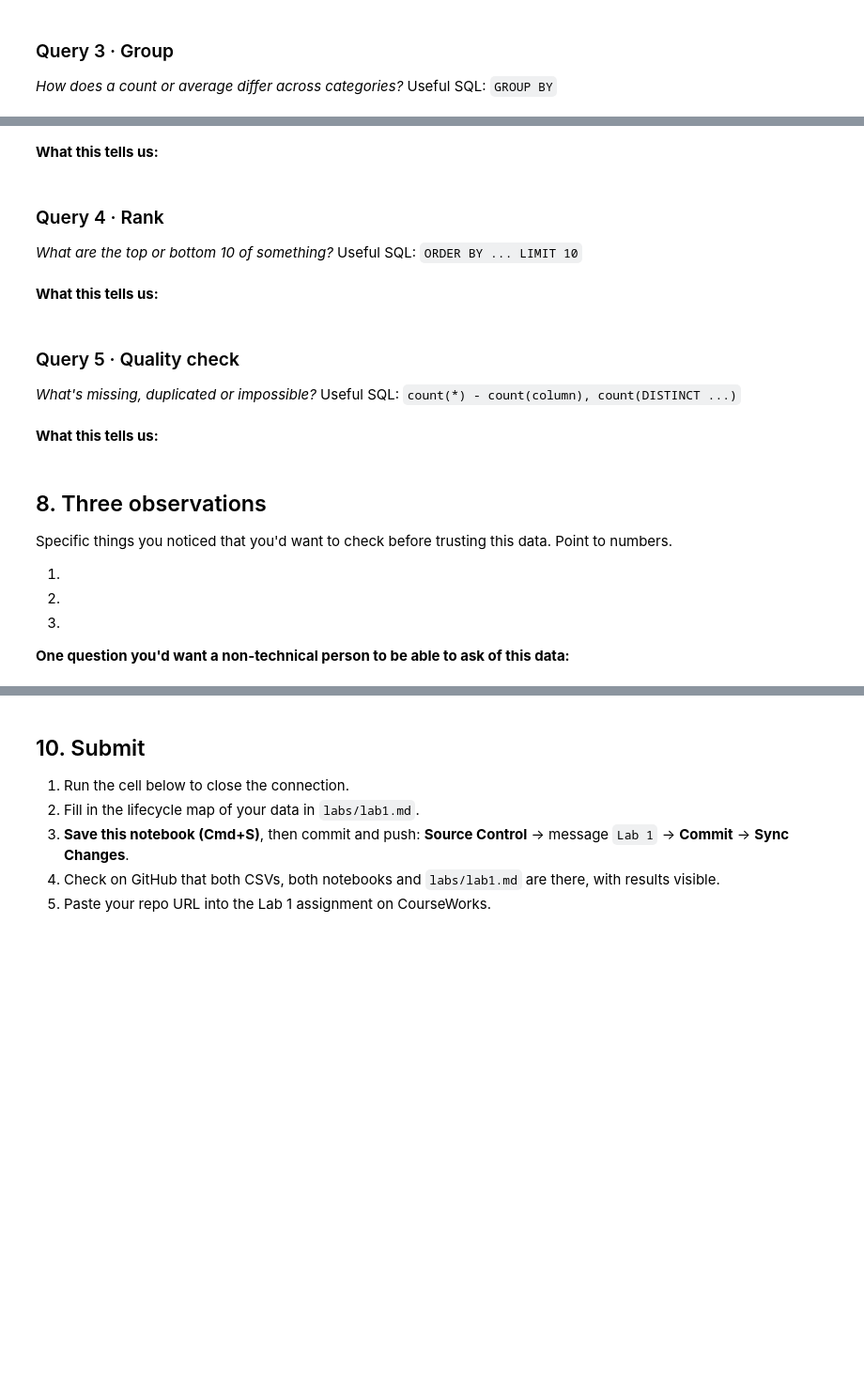
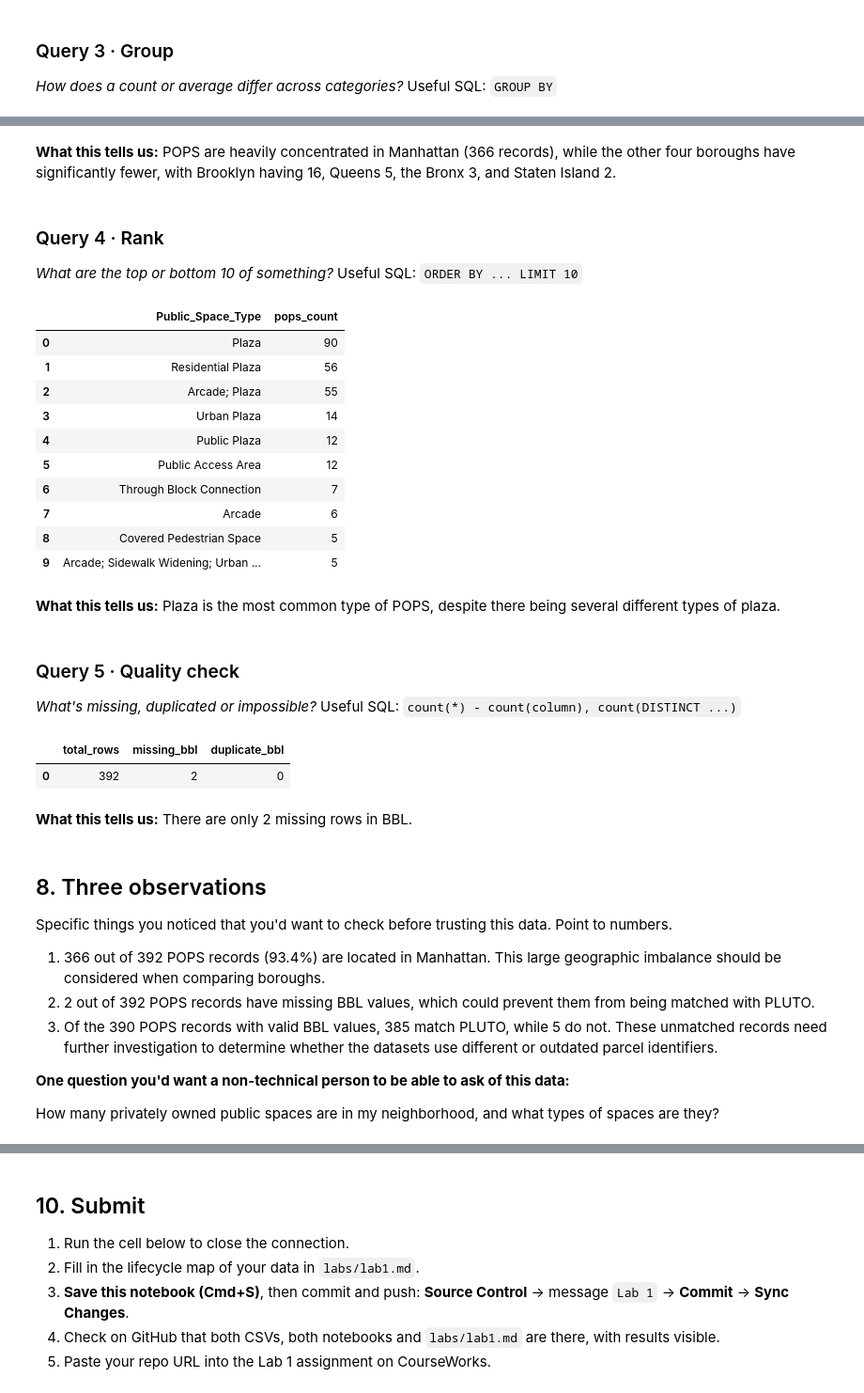
Before and after one commit to jy3469-glitch/data-infra-project, a Jupyter notebook: notebooks/lab1_home_your_data.ipynb, the cells around one changed output, grey strips where cells are left out. Shown at 94% size. Saved outputs shown, nothing was run; the diff lists cells and outputs as text; code cells hidden in the pictures; blank space fills up the shorter version.

```diff
--- a/notebooks/lab1_home_your_data.ipynb
+++ b/notebooks/lab1_home_your_data.ipynb
@@ -164,35 +343,61 @@ con.sql("""
 # %% [markdown]
-**What this tells us:**
+**What this tells us:** POPS are heavily concentrated in Manhattan (366 records), while the other four boroughs have significantly fewer, with Brooklyn having 16, Queens 5, the Bronx 3, and Staten Island 2.
 # %% [markdown]
 ### Query 4 · Rank
 *What are the top or bottom 10 of something?* Useful SQL: `ORDER BY ... LIMIT 10`
 # %%
-con.sql("""
-    -- write your query here; use your own table names
-    SELECT * FROM table_a LIMIT 5
-""")
+con.sql(f"""
+    SELECT
+        Public_Space_Type,
+        COUNT(*) AS pops_count
+    FROM {TABLE_B}
+    WHERE Public_Space_Type IS NOT NULL
+    GROUP BY Public_Space_Type
+    ORDER BY pops_count DESC
+    LIMIT 10
+""").df()
+# %% [output]
+|  | Public_Space_Type | pops_count |
+| 0 | Plaza | 90 |
+| 1 | Residential Plaza | 56 |
+| 2 | Arcade; Plaza | 55 |
+| 3 | Urban Plaza | 14 |
+| 4 | Public Plaza | 12 |
+| 5 | Public Access Area | 12 |
+| 6 | Through Block Connection | 7 |
+| 7 | Arcade | 6 |
+| 8 | Covered Pedestrian Space | 5 |
+| 9 | Arcade; Sidewalk Widening; Urban ... | 5 |
 # %% [markdown]
-**What this tells us:**
+**What this tells us:** Plaza is the most common type of POPS, despite there being several different types of plaza.
 # %% [markdown]
 ### Query 5 · Quality check
 *What's missing, duplicated or impossible?* Useful SQL: `count(*) - count(column), count(DISTINCT ...)`
 # %%
-con.sql("""
-    -- write your query here; use your own table names
-    SELECT * FROM table_a LIMIT 5
-""")
+con.sql(f"""
+    SELECT
+        COUNT(*) AS total_rows,
+        COUNT(*) - COUNT(BBL) AS missing_bbl,
+        COUNT(BBL) - COUNT(DISTINCT BBL) AS duplicate_bbl
+    FROM {TABLE_B}
+""").df()
+# %% [output]
+|  | total_rows | missing_bbl | duplicate_bbl |
+| 0 | 392 | 2 | 0 |
 # %% [markdown]
-**What this tells us:**
+**What this tells us:** There are only 2 missing rows in BBL.
 # %% [markdown]
 ## 8. Three observations
 
 Specific things you noticed that you'd want to check before trusting this data. Point to numbers.
 
-1.
-2.
-3.
+1. 366 out of 392 POPS records (93.4%) are located in Manhattan. This large geographic imbalance should be considered when comparing boroughs.
+2. 2 out of 392 POPS records have missing BBL values, which could prevent them from being matched with PLUTO.
+3. Of the 390 POPS records with valid BBL values, 385 match PLUTO, while 5 do not. These unmatched records need further investigation to determine whether the datasets use different or outdated parcel identifiers.
 
 **One question you'd want a non-technical person to be able to ask of this data:**
+
+How many privately owned public spaces are in my neighborhood, and what types of spaces are they?
 # %% [markdown]
 ## 9. Dataset cards
 
```
Also changed, not shown: parts of 21 cells of this notebook, 7 other files.
